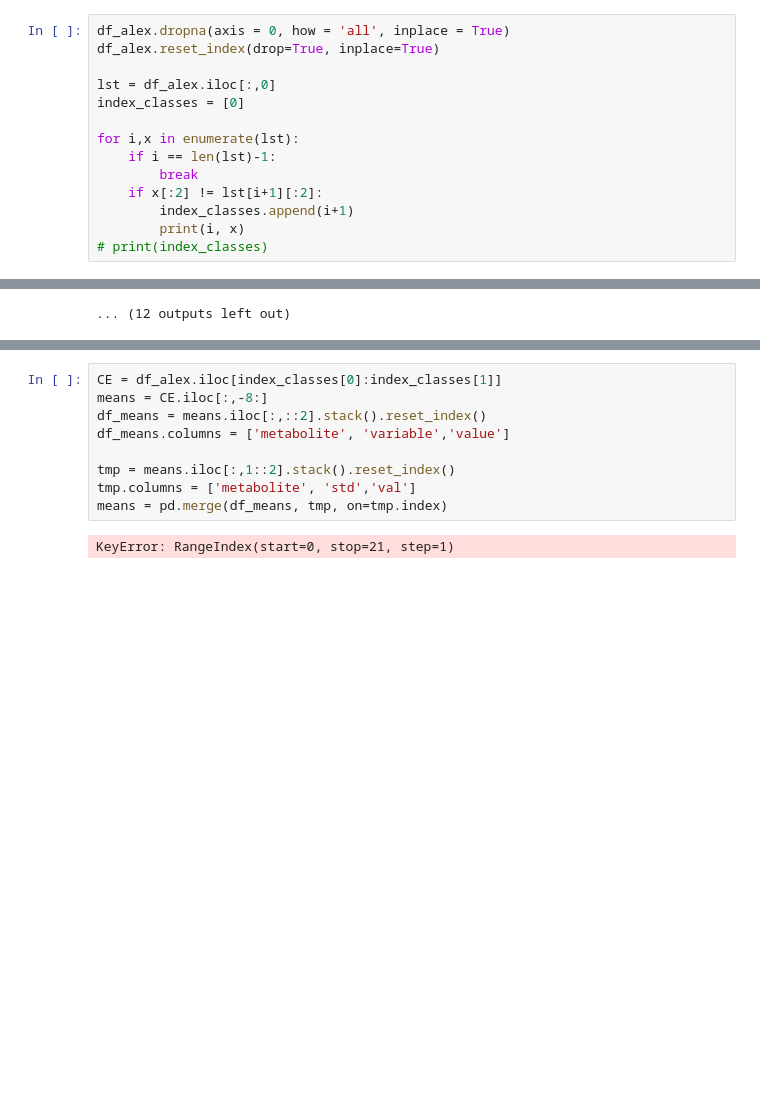
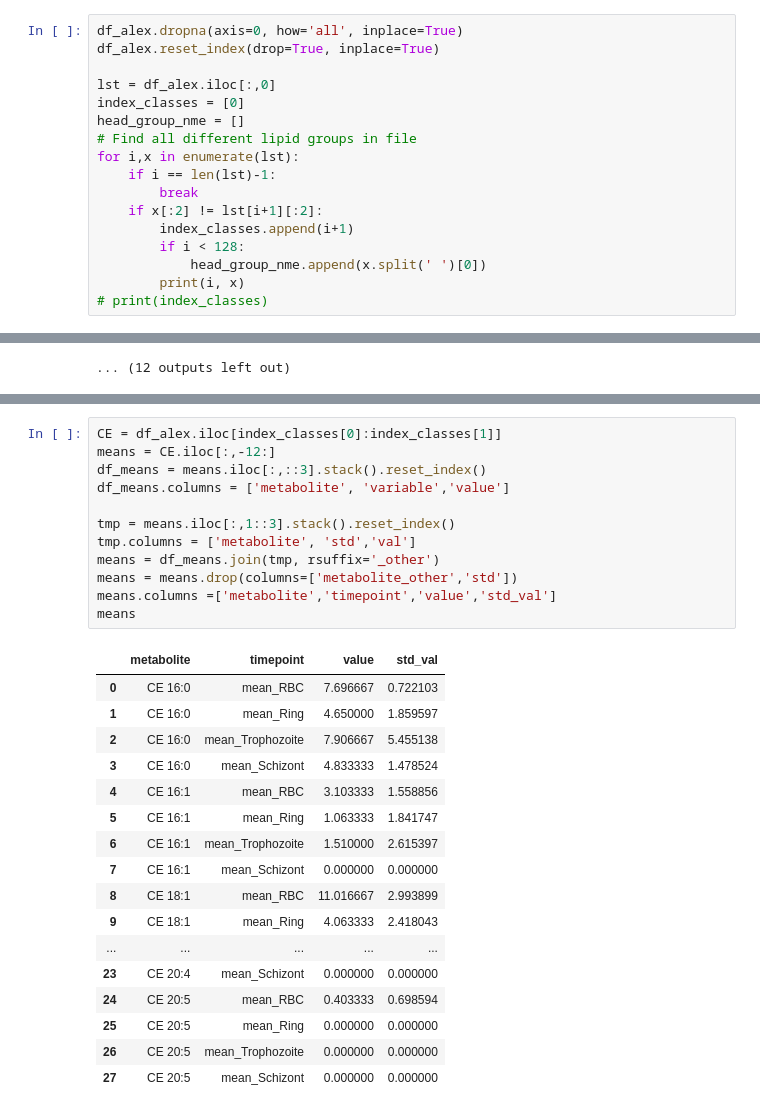
Before and after one commit to Nexia23/Plasmodium_abs_FBA, a Jupyter notebook: Datasets/EDA_alex.ipynb, the cells around one changed output, grey strips where cells are left out. Saved outputs shown, nothing was run; the diff lists cells and outputs as text; blank space fills up the shorter version.

```diff
--- a/Datasets/EDA_alex.ipynb
+++ b/Datasets/EDA_alex.ipynb
@@ -32,17 +32,20 @@ df_alex
 # %% [markdown]
 ### Remove rows with only 'NaN' value
 # %%
-df_alex.dropna(axis = 0, how = 'all', inplace = True)
+df_alex.dropna(axis=0, how='all', inplace=True)
 df_alex.reset_index(drop=True, inplace=True)
 
 lst = df_alex.iloc[:,0]
 index_classes = [0]
-
+head_group_nme = []
+# Find all different lipid groups in file
 for i,x in enumerate(lst):
     if i == len(lst)-1:
         break
     if x[:2] != lst[i+1][:2]:
         index_classes.append(i+1)
+        if i < 128:
+            head_group_nme.append(x.split(' ')[0])
         print(i, x)
 # print(index_classes)
 # %% [output]
@@ -425,14 +376,33 @@ See the caveats in the documentation: https://pandas.pydata.org/pandas-docs/stab
 # %%
 CE = df_alex.iloc[index_classes[0]:index_classes[1]]
-means = CE.iloc[:,-8:]
-df_means = means.iloc[:,::2].stack().reset_index()
+means = CE.iloc[:,-12:]
+df_means = means.iloc[:,::3].stack().reset_index()
 df_means.columns = ['metabolite', 'variable','value']
 
-tmp = means.iloc[:,1::2].stack().reset_index()
+tmp = means.iloc[:,1::3].stack().reset_index()
 tmp.columns = ['metabolite', 'std','val']
-means = pd.merge(df_means, tmp, on=tmp.index)
+means = df_means.join(tmp, rsuffix='_other')
+means = means.drop(columns=['metabolite_other','std'])
+means.columns =['metabolite','timepoint','value','std_val']
+means
 # %% [output]
-KeyError: RangeIndex(start=0, stop=21, step=1)
+|  | metabolite | timepoint | value | std_val |
+| 0 | CE 16:0 | mean_RBC | 7.696667 | 0.722103 |
+| 1 | CE 16:0 | mean_Ring | 4.650000 | 1.859597 |
+| 2 | CE 16:0 | mean_Trophozoite | 7.906667 | 5.455138 |
+| 3 | CE 16:0 | mean_Schizont | 4.833333 | 1.478524 |
+| 4 | CE 16:1 | mean_RBC | 3.103333 | 1.558856 |
+| 5 | CE 16:1 | mean_Ring | 1.063333 | 1.841747 |
+| 6 | CE 16:1 | mean_Trophozoite | 1.510000 | 2.615397 |
+| 7 | CE 16:1 | mean_Schizont | 0.000000 | 0.000000 |
+| 8 | CE 18:1 | mean_RBC | 11.016667 | 2.993899 |
+| 9 | CE 18:1 | mean_Ring | 4.063333 | 2.418043 |
+| ... | ... | ... | ... | ... |
+| 23 | CE 20:4 | mean_Schizont | 0.000000 | 0.000000 |
+| 24 | CE 20:5 | mean_RBC | 0.403333 | 0.698594 |
+| 25 | CE 20:5 | mean_Ring | 0.000000 | 0.000000 |
+| 26 | CE 20:5 | mean_Trophozoite | 0.000000 | 0.000000 |
+| 27 | CE 20:5 | mean_Schizont | 0.000000 | 0.000000 |
 # %%
 df2 = CE.iloc[:,:-8].stack().reset_index()
 
```
Also changed, not shown: parts of 15 cells of this notebook.
